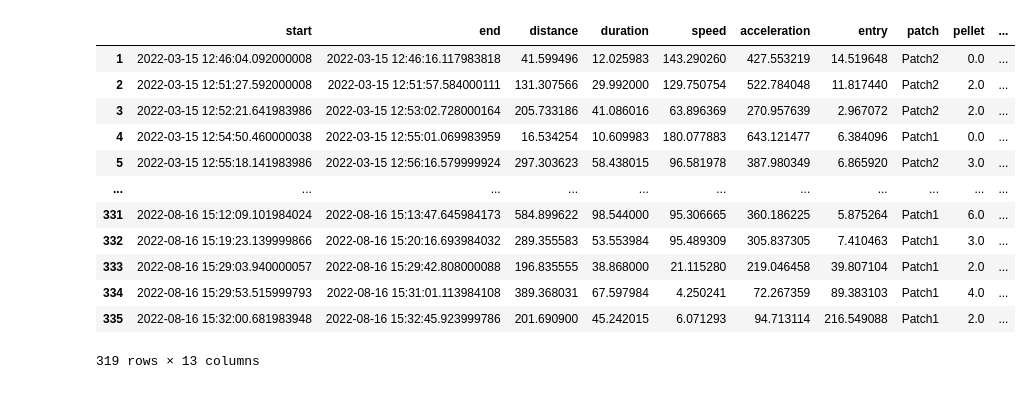
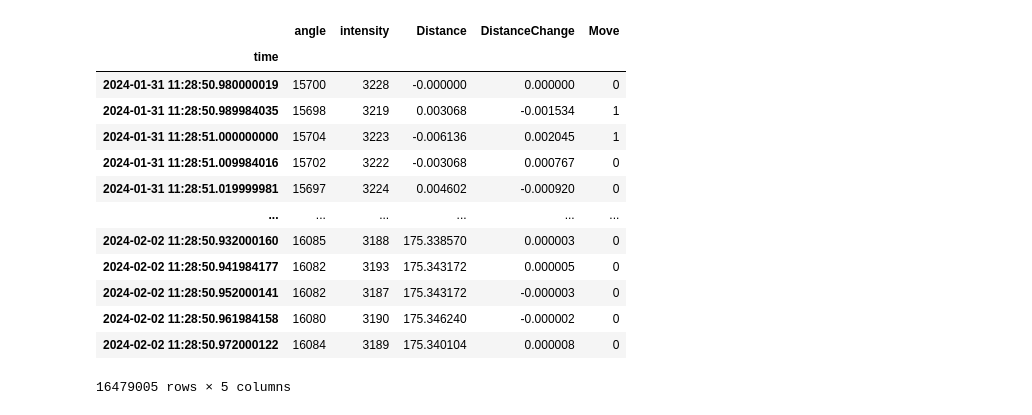
Before and after one commit to zimoli02/2023-2024-SURFiN-Foraging-Project, a Jupyter notebook: Scripts/test.ipynb, the cells around one changed output. Cells and saved outputs as stored; diff of their text form; code cells hidden in the pictures.

```diff
--- a/Scripts/test.ipynb
+++ b/Scripts/test.ipynb
@@ -135,17 +132,18 @@ for i in range(1,len(Visits)):
 # %%
-VISIT = pd.read_parquet('../Data/RegressionPatchVisits/VISIT.parquet', engine='pyarrow')
-VISIT
+encoder = pd.read_parquet('encoder.parquet', engine='pyarrow')
+encoder
 # %% [output]
-|  | start | end | distance | duration | speed | acceleration | entry | patch | pellet | ... |
-| 1 | 2022-03-15 12:46:04.092000008 | 2022-03-15 12:46:16.117983818 | 41.599496 | 12.025983 | 143.290260 | 427.553219 | 14.519648 | Patch2 | 0.0 | ... |
-| 2 | 2022-03-15 12:51:27.592000008 | 2022-03-15 12:51:57.584000111 | 131.307566 | 29.992000 | 129.750754 | 522.784048 | 11.817440 | Patch2 | 2.0 | ... |
-| 3 | 2022-03-15 12:52:21.641983986 | 2022-03-15 12:53:02.728000164 | 205.733186 | 41.086016 | 63.896369 | 270.957639 | 2.967072 | Patch2 | 2.0 | ... |
-| 4 | 2022-03-15 12:54:50.460000038 | 2022-03-15 12:55:01.069983959 | 16.534254 | 10.609983 | 180.077883 | 643.121477 | 6.384096 | Patch1 | 0.0 | ... |
-| 5 | 2022-03-15 12:55:18.141983986 | 2022-03-15 12:56:16.579999924 | 297.303623 | 58.438015 | 96.581978 | 387.980349 | 6.865920 | Patch2 | 3.0 | ... |
-| ... | ... | ... | ... | ... | ... | ... | ... | ... | ... | ... |
-| 331 | 2022-08-16 15:12:09.101984024 | 2022-08-16 15:13:47.645984173 | 584.899622 | 98.544000 | 95.306665 | 360.186225 | 5.875264 | Patch1 | 6.0 | ... |
-| 332 | 2022-08-16 15:19:23.139999866 | 2022-08-16 15:20:16.693984032 | 289.355583 | 53.553984 | 95.489309 | 305.837305 | 7.410463 | Patch1 | 3.0 | ... |
-| 333 | 2022-08-16 15:29:03.940000057 | 2022-08-16 15:29:42.808000088 | 196.835555 | 38.868000 | 21.115280 | 219.046458 | 39.807104 | Patch1 | 2.0 | ... |
-| 334 | 2022-08-16 15:29:53.515999793 | 2022-08-16 15:31:01.113984108 | 389.368031 | 67.597984 | 4.250241 | 72.267359 | 89.383103 | Patch1 | 4.0 | ... |
-| 335 | 2022-08-16 15:32:00.681983948 | 2022-08-16 15:32:45.923999786 | 201.690900 | 45.242015 | 6.071293 | 94.713114 | 216.549088 | Patch1 | 2.0 | ... |
+|  | angle | intensity | Distance | DistanceChange | Move |
+| time |  |  |  |  |  |
+| 2024-01-31 11:28:50.980000019 | 15700 | 3228 | -0.000000 | 0.000000 | 0 |
+| 2024-01-31 11:28:50.989984035 | 15698 | 3219 | 0.003068 | -0.001534 | 1 |
+| 2024-01-31 11:28:51.000000000 | 15704 | 3223 | -0.006136 | 0.002045 | 1 |
+| 2024-01-31 11:28:51.009984016 | 15702 | 3222 | -0.003068 | 0.000767 | 0 |
+| 2024-01-31 11:28:51.019999981 | 15697 | 3224 | 0.004602 | -0.000920 | 0 |
+| ... | ... | ... | ... | ... | ... |
+| 2024-02-02 11:28:50.932000160 | 16085 | 3188 | 175.338570 | 0.000003 | 0 |
+| 2024-02-02 11:28:50.941984177 | 16082 | 3193 | 175.343172 | 0.000005 | 0 |
+| 2024-02-02 11:28:50.952000141 | 16082 | 3187 | 175.343172 | -0.000003 | 0 |
+| 2024-02-02 11:28:50.961984158 | 16080 | 3190 | 175.346240 | -0.000002 | 0 |
+| 2024-02-02 11:28:50.972000122 | 16084 | 3189 | 175.340104 | 0.000008 | 0 |
-319 rows × 13 columns
+16479005 rows × 5 columns
```
Also changed, not shown: parts of 29 cells of this notebook, 36 other files.
